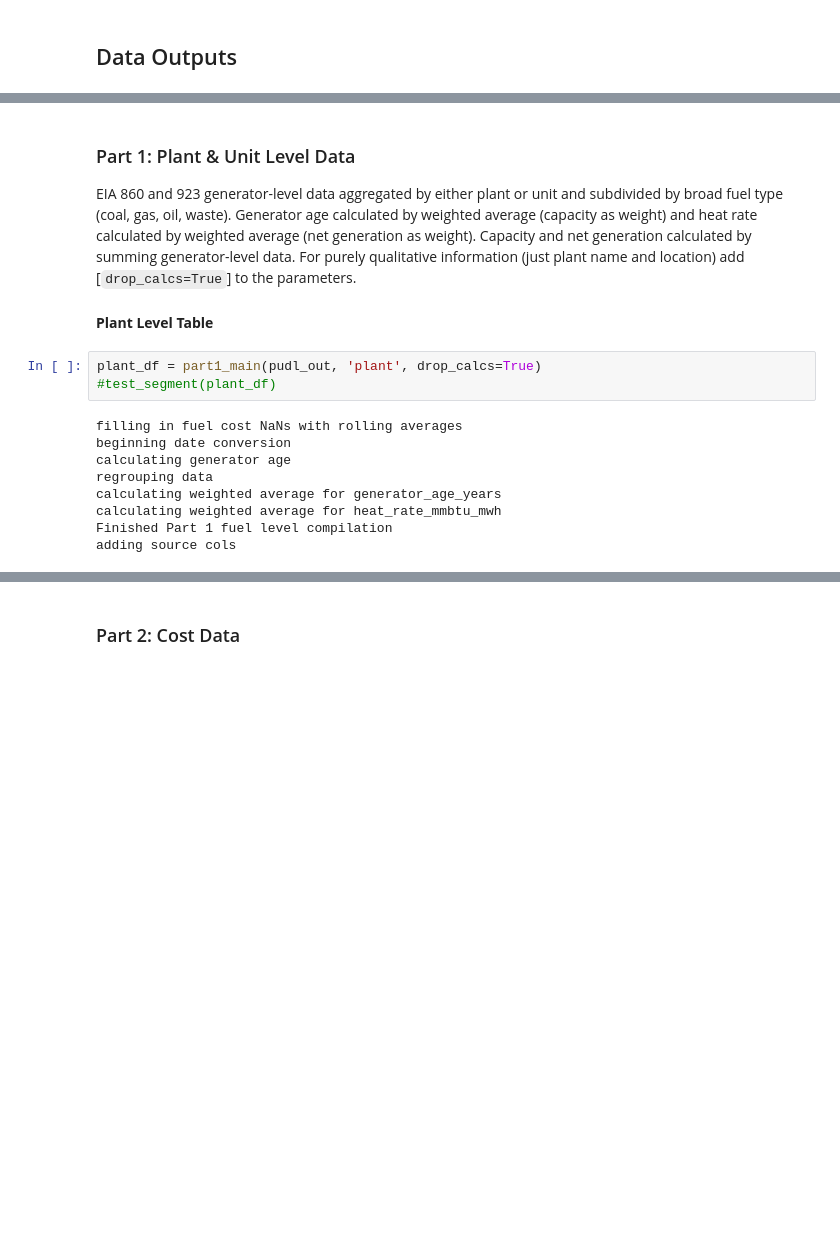
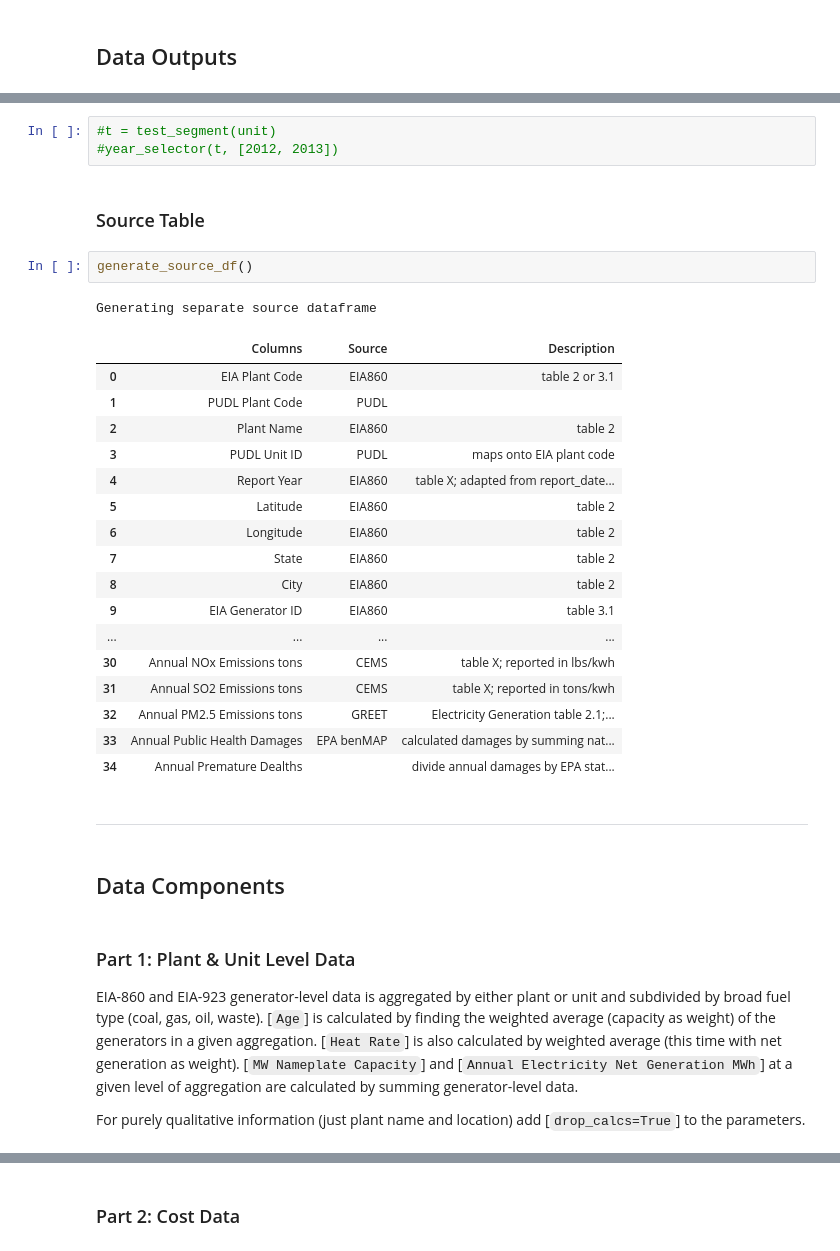
Before and after one commit to catalyst-cooperative/ei-mcoe-map, a Jupyter notebook: mcoe_compilation.ipynb, the cells around one changed output, grey strips where cells are left out. Drawn from its saved outputs; the diff is of its cells as text; blank space fills up the shorter version.

```diff
--- a/mcoe_compilation.ipynb
+++ b/mcoe_compilation.ipynb
@@ -45,17 +128,38 @@ pudl_out = pudl.output.pudltabl.PudlTabl(pudl_engine, freq='AS', rolling=True)
+# %%
+#t = test_segment(unit)
+#year_selector(t, [2012, 2013])
+# %% [markdown]
+### <a id='src-tbl'>Source Table</a>
+# %%
+generate_source_df()
+# %% [output]
+Generating separate source dataframe
+|  | Columns | Source | Description |
+| 0 | EIA Plant Code | EIA860 | table 2 or 3.1 |
+| 1 | PUDL Plant Code | PUDL |  |
+| 2 | Plant Name | EIA860 | table 2 |
+| 3 | PUDL Unit ID | PUDL | maps onto EIA plant code |
+| 4 | Report Year | EIA860 | table X; adapted from report_date... |
+| 5 | Latitude | EIA860 | table 2 |
+| 6 | Longitude | EIA860 | table 2 |
+| 7 | State | EIA860 | table 2 |
+| 8 | City | EIA860 | table 2 |
+| 9 | EIA Generator ID | EIA860 | table 3.1 |
+| ... | ... | ... | ... |
+| 30 | Annual NOx Emissions tons | CEMS | table X; reported in lbs/kwh |
+| 31 | Annual SO2 Emissions tons | CEMS | table X; reported in tons/kwh |
+| 32 | Annual PM2.5 Emissions tons | GREET | Electricity Generation table 2.1;... |
+| 33 | Annual Public Health Damages | EPA benMAP | calculated damages by summing nat... |
+| 34 | Annual Premature Dealths |  | divide annual damages by EPA stat... |
+# %% [markdown]
+-------------------------
+# %% [markdown]
+## <a id='data_comp'>Data Components</a>
 # %% [markdown]
 ### <a id='part1'>Part 1: Plant & Unit Level Data</a>
-EIA 860 and 923 generator-level data aggregated by either plant or unit and subdivided by broad fuel type (coal, gas, oil, waste). Generator age calculated by weighted average (capacity as weight) and heat rate calculated by weighted average (net generation as weight). Capacity and net generation calculated by summing generator-level data. For purely qualitative information (just plant name and location) add [`drop_calcs=True`] to the parameters.
+EIA-860 and EIA-923 generator-level data is aggregated by either plant or unit and subdivided by broad fuel type (coal, gas, oil, waste).
+[`Age`] is calculated by finding the weighted average (capacity as weight) of the generators in a given aggregation.
+[`Heat Rate`] is also calculated by weighted average (this time with net generation as weight).
+[`MW Nameplate Capacity`] and [`Annual Electricity Net Generation MWh`] at a given level of aggregation are calculated by summing generator-level data.
+
+For purely qualitative information (just plant name and location) add [`drop_calcs=True`] to the parameters.
-# %% [markdown]
-**Plant Level Table**
-# %%
-plant_df = part1_main(pudl_out, 'plant', drop_calcs=True)
-#test_segment(plant_df)
-# %% [output]
-filling in fuel cost NaNs with rolling averages
-beginning date conversion
-calculating generator age
-regrouping data
-calculating weighted average for generator_age_years
-calculating weighted average for heat_rate_mmbtu_mwh
-Finished Part 1 fuel level compilation
-adding source cols
```
Also changed, not shown: parts of 26 cells of this notebook, 3 other files.
